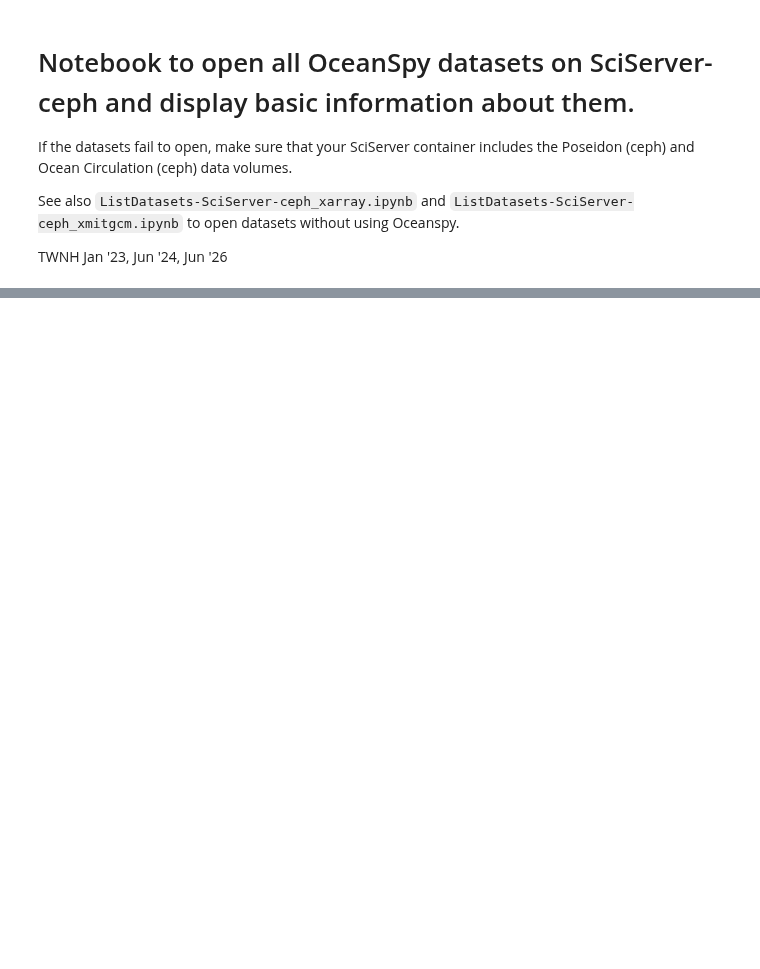
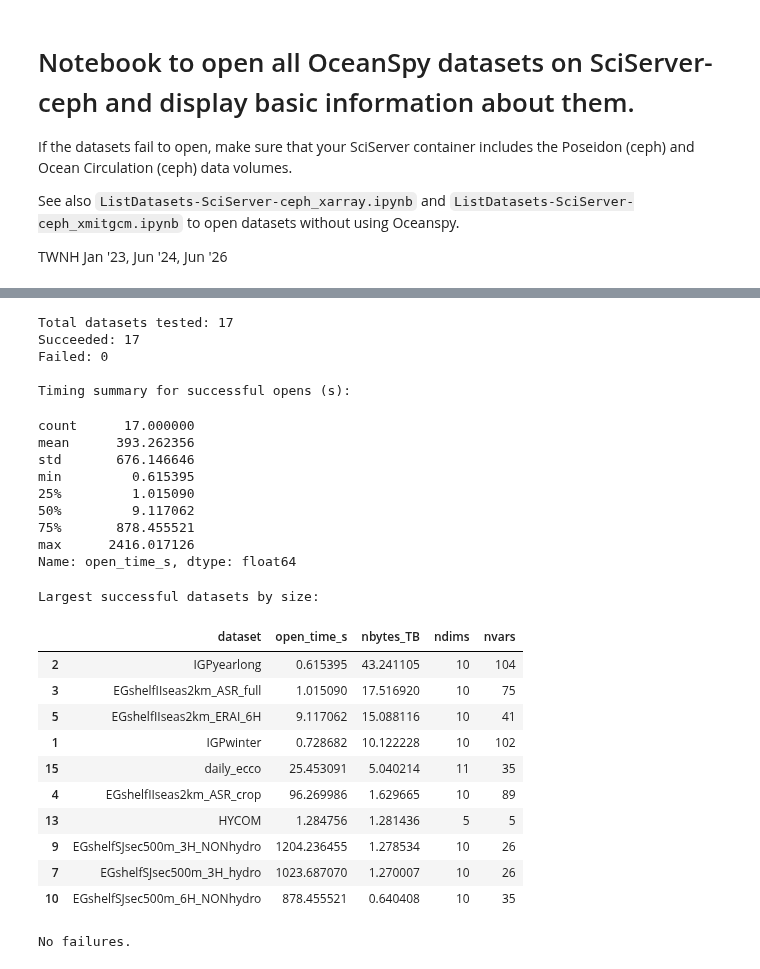
Before and after one commit to hainegroup/Poseidon-share, a Jupyter notebook: Kraken/ListDatasets-SciServer-ceph_OceanSpy.ipynb, the cells around one changed output, grey strips where cells are left out. Cells and saved outputs as stored; diff of their text form; code cells hidden in the pictures; blank space fills up the shorter version.

```diff
--- a/Kraken/ListDatasets-SciServer-ceph_OceanSpy.ipynb
+++ b/Kraken/ListDatasets-SciServer-ceph_OceanSpy.ipynb
@@ -69,0 +247,53 @@ for dataset in SCISERVER_DATASETS:
+# %%
+print("Total datasets tested:", len(df))
+print("Succeeded:", int(df["ok"].sum()))
+print("Failed:", int((~df["ok"]).sum()))
+
+print("\nTiming summary for successful opens (s):")
+display(df.loc[df["ok"], "open_time_s"].describe())
+
+print("\nLargest successful datasets by size:")
+display(
+    df.loc[df["ok"]]
+      .sort_values("nbytes_TB", ascending=False)
+      .head(10)[["dataset", "open_time_s", "nbytes_TB", "ndims", "nvars"]]
+)
+# %% [output]
+Total datasets tested: 17
+Succeeded: 17
+Failed: 0
+
+Timing summary for successful opens (s):
+count      17.000000
+mean      393.262356
+std       676.146646
+min         0.615395
+25%         1.015090
+50%         9.117062
+75%       878.455521
+max      2416.017126
+Name: open_time_s, dtype: float64
+Largest successful datasets by size:
+|  | dataset | open_time_s | nbytes_TB | ndims | nvars |
+| 2 | IGPyearlong | 0.615395 | 43.241105 | 10 | 104 |
+| 3 | EGshelfIIseas2km_ASR_full | 1.015090 | 17.516920 | 10 | 75 |
+| 5 | EGshelfIIseas2km_ERAI_6H | 9.117062 | 15.088116 | 10 | 41 |
+| 1 | IGPwinter | 0.728682 | 10.122228 | 10 | 102 |
+| 15 | daily_ecco | 25.453091 | 5.040214 | 11 | 35 |
+| 4 | EGshelfIIseas2km_ASR_crop | 96.269986 | 1.629665 | 10 | 89 |
+| 13 | HYCOM | 1.284756 | 1.281436 | 5 | 5 |
+| 9 | EGshelfSJsec500m_3H_NONhydro | 1204.236455 | 1.278534 | 10 | 26 |
+| 7 | EGshelfSJsec500m_3H_hydro | 1023.687070 | 1.270007 | 10 | 26 |
+| 10 | EGshelfSJsec500m_6H_NONhydro | 878.455521 | 0.640408 | 10 | 35 |
+# %%
+failed_df = df.loc[~df["ok"]].copy()
+
+if len(failed_df) == 0:
+    print("No failures.")
+else:
+    print("Failed datasets:")
+    display(
+        failed_df[["dataset", "open_time_s", "error_type", "error_msg"]]
+    )
+# %% [output]
+No failures.
```
Also changed, not shown: parts of 15 cells of this notebook.
